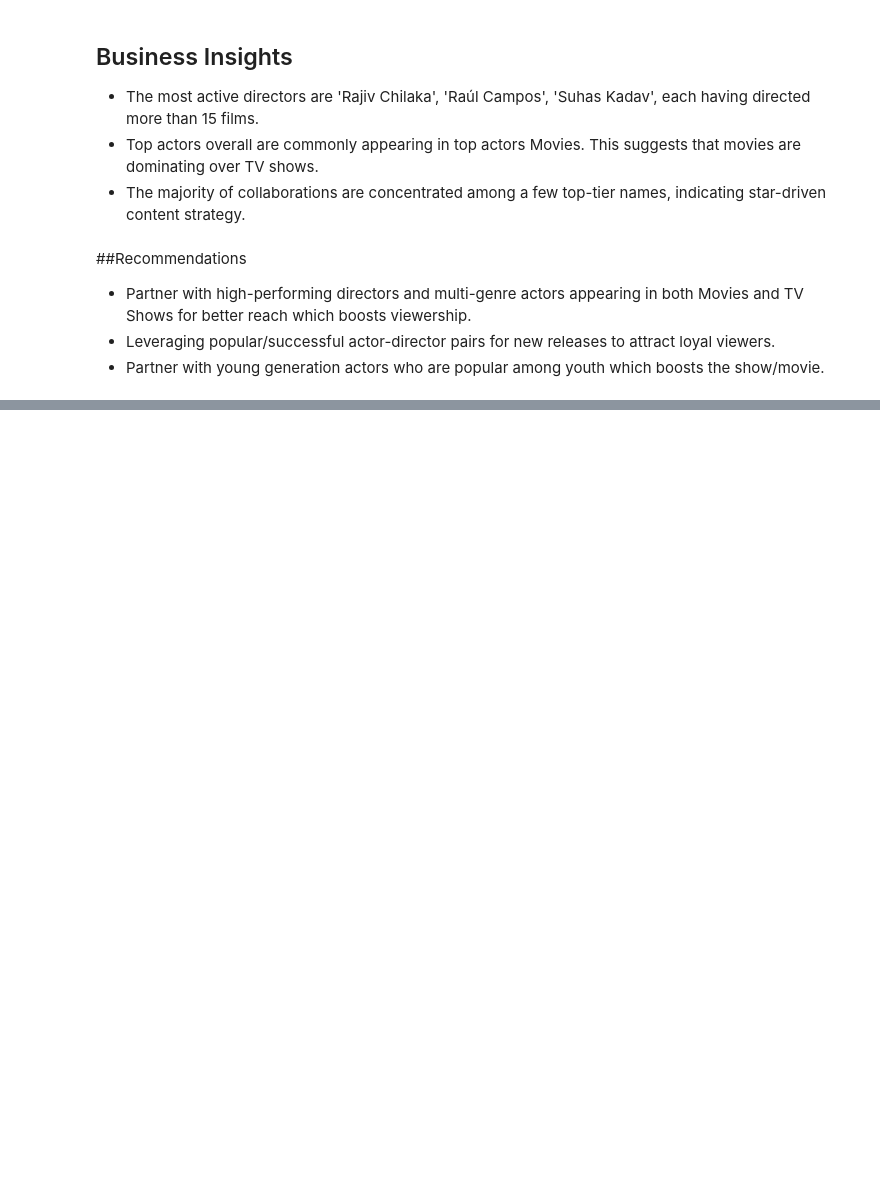
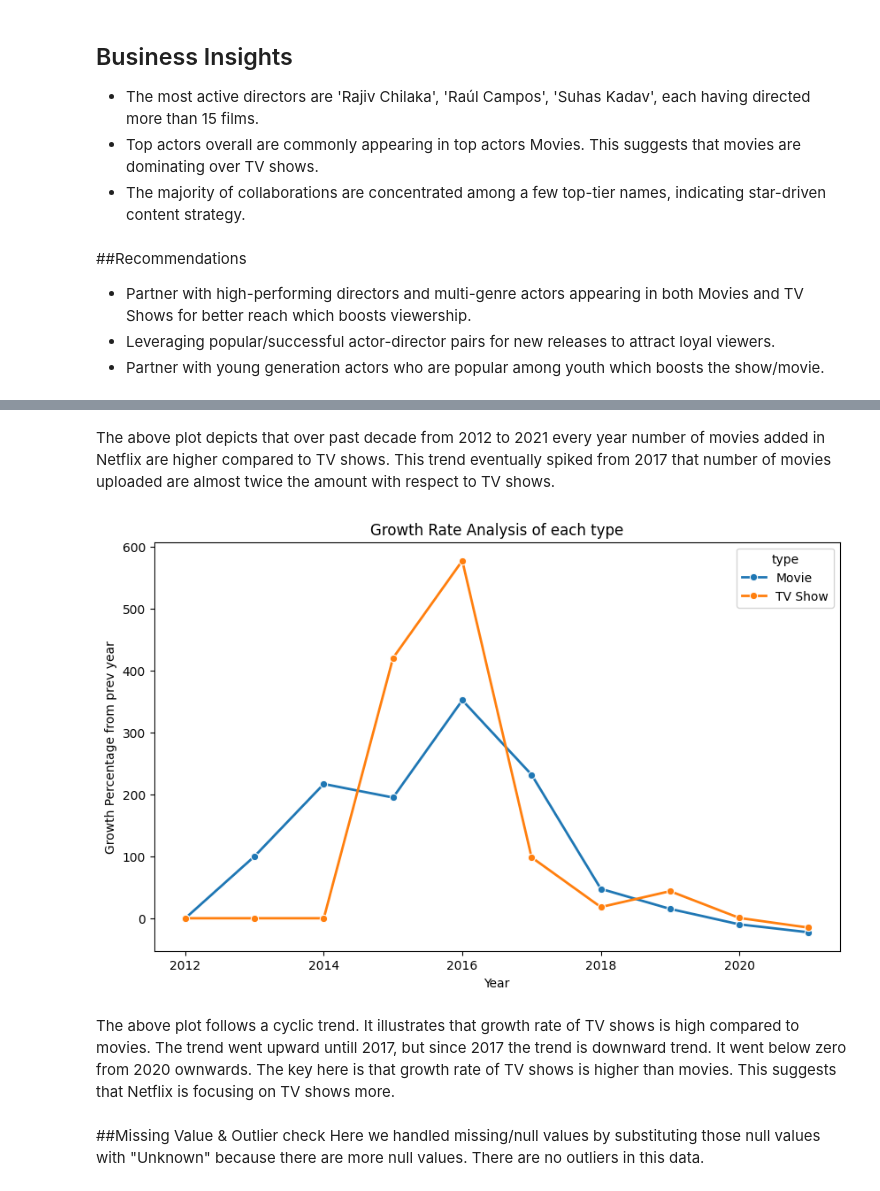
Before and after one commit to AnilJagarapu2704/Projects, a Jupyter notebook: Untitled14.ipynb, the cells around one changed output, grey strips where cells are left out. Drawn from its saved outputs; the diff is of its cells as text; code cells hidden in the pictures; blank space fills up the shorter version.

```diff
--- a/Untitled14.ipynb
+++ b/Untitled14.ipynb
@@ -860,0 +936,16 @@ dtype: int64
+# %% [markdown]
+The above plot depicts that over past decade from 2012 to 2021 every year number of movies added in Netflix are higher compared to TV shows. This trend eventually spiked from 2017 that number of movies uploaded are almost twice the amount with respect to TV shows.
+# %%
+plt.figure(figsize = (10, 6))
+sns.lineplot(data = growth_analysis, x = 'year', y = 'growth_rate', hue = 'type', marker = 'o', linewidth = 2)
+plt.title('Growth Rate Analysis of each type')
+plt.xlabel('Year')
+plt.ylabel('Growth Percentage from prev year')
+plt.show()
+# %% [output]
+[figure, added]
+# %% [markdown]
+The above plot follows a cyclic trend. It illustrates that growth rate of TV shows is high compared to movies. The trend went upward untill 2017, but since 2017 the trend is downward trend. It went below zero from 2020 ownwards. The key here is that growth rate of TV shows is higher than movies. This suggests that Netflix is focusing on TV shows more.
+# %% [markdown]
+##Missing Value & Outlier check
+Here we handled missing/null values by substituting those null values with "Unknown" because there are more null values. There are no outliers in this data.
```
Also changed, not shown: parts of 15 cells of this notebook.
